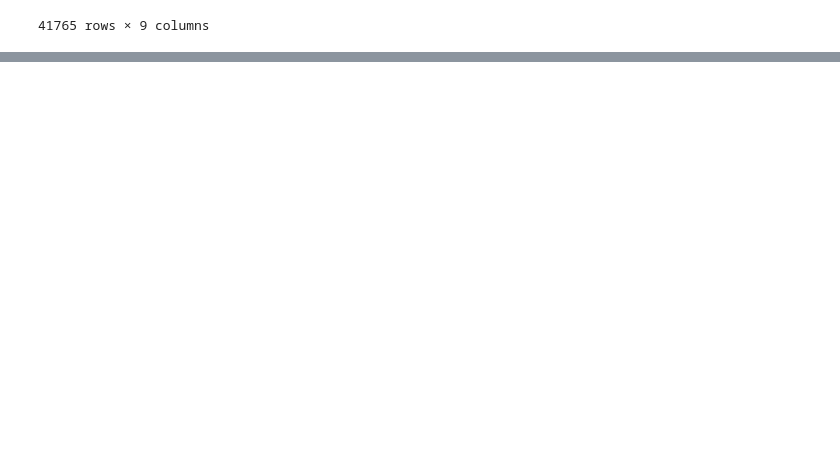
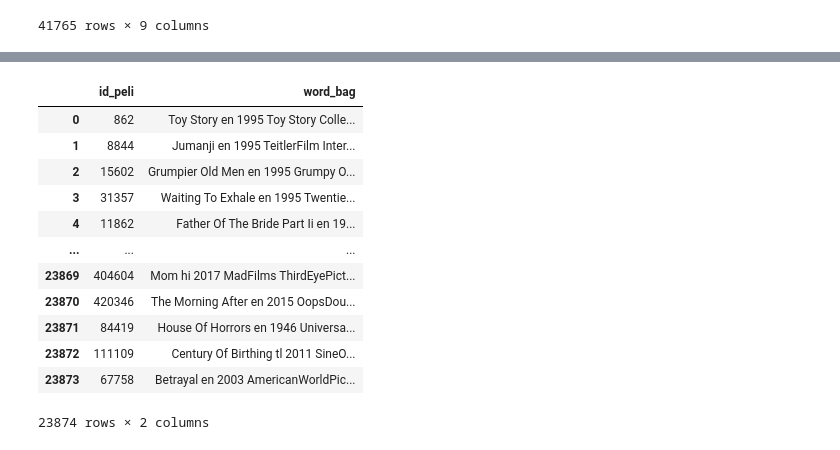
Before and after one commit to Tinmarian/PI1_MLOps_HENRY, a Jupyter notebook: Data_Cleansing.ipynb, the cells around one changed output, grey strips where cells are left out. Saved outputs shown, nothing was run; the diff lists cells and outputs as text; code cells hidden in the pictures; blank space fills up the shorter version.

```diff
--- a/Data_Cleansing.ipynb
+++ b/Data_Cleansing.ipynb
@@ -502 +747,24 @@ df
+# %%
+df = df.merge(prod_df.reset_index()).merge(dir_df.reset_index()).merge(act_df.reset_index())
+df['word_bag'] = df[df.columns[1]] + ' ' + df[df.columns[2]] + ' ' + df[df.columns[3]].astype(str) + ' ' + df[df.columns[4]].astype(str) + ' ' + df[df.columns[5]] + ' ' + df[df.columns[6]] + ' ' + df[df.columns[7]]
+df['word_bag'] = df.word_bag.astype(str)
+df['word_bag'] = df.word_bag.apply(lambda x: x.replace(' nan',''))
+for i in df.columns:
+    if i not in ['word_bag','id_peli']:
+        df.drop(i,axis=1,inplace=True)
+df
+# %% [output]
+|  | id_peli | word_bag |
+| 0 | 862 | Toy Story en 1995 Toy Story Colle... |
+| 1 | 8844 | Jumanji en 1995 TeitlerFilm Inter... |
+| 2 | 15602 | Grumpier Old Men en 1995 Grumpy O... |
+| 3 | 31357 | Waiting To Exhale en 1995 Twentie... |
+| 4 | 11862 | Father Of The Bride Part Ii en 19... |
+| ... | ... | ... |
+| 23869 | 404604 | Mom hi 2017 MadFilms ThirdEyePict... |
+| 23870 | 420346 | The Morning After en 2015 OopsDou... |
+| 23871 | 84419 | House Of Horrors en 1946 Universa... |
+| 23872 | 111109 | Century Of Birthing tl 2011 SineO... |
+| 23873 | 67758 | Betrayal en 2003 AmericanWorldPic... |
+23874 rows × 2 columns
 # %%
```
Also changed, not shown: parts of 18 cells of this notebook, 2 other files.
